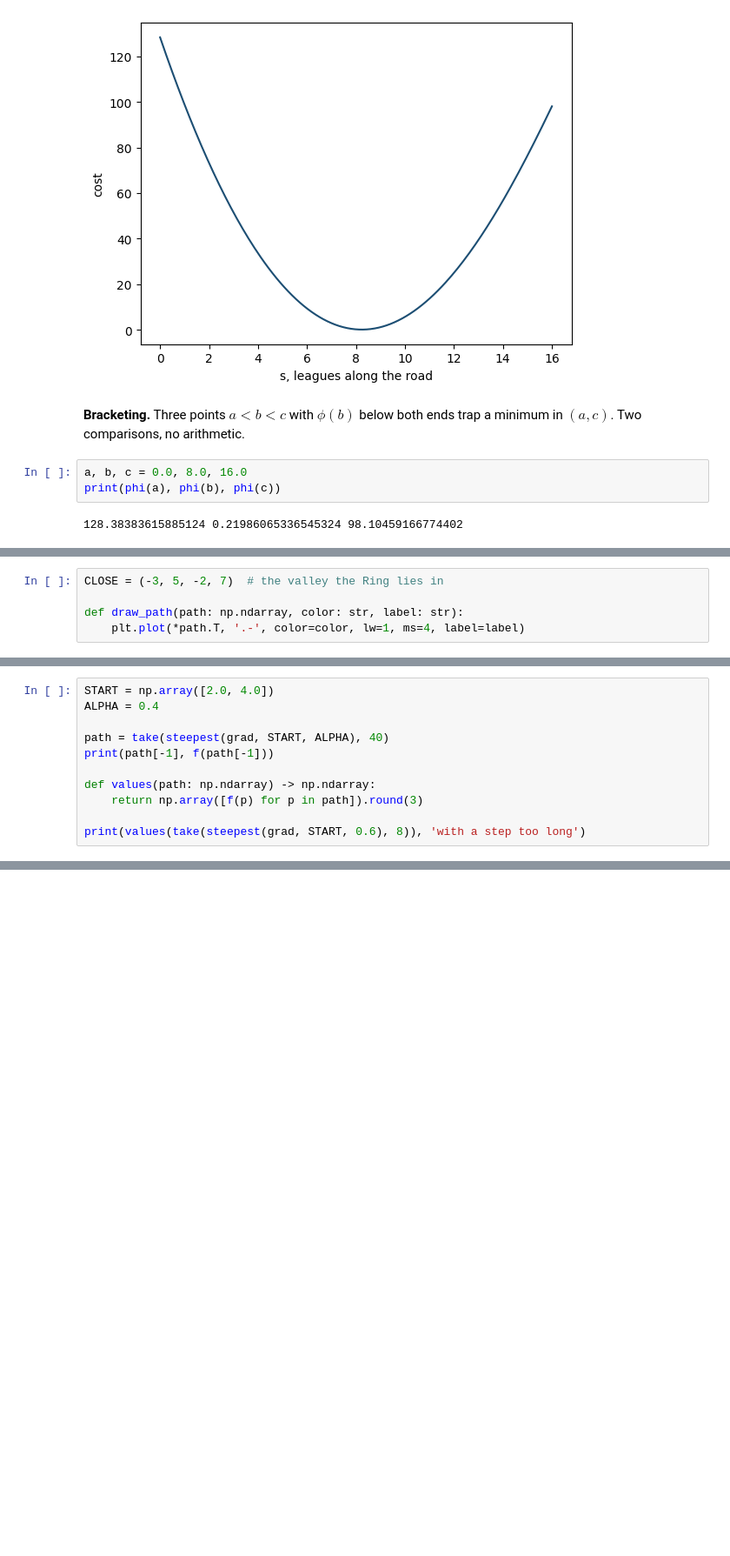
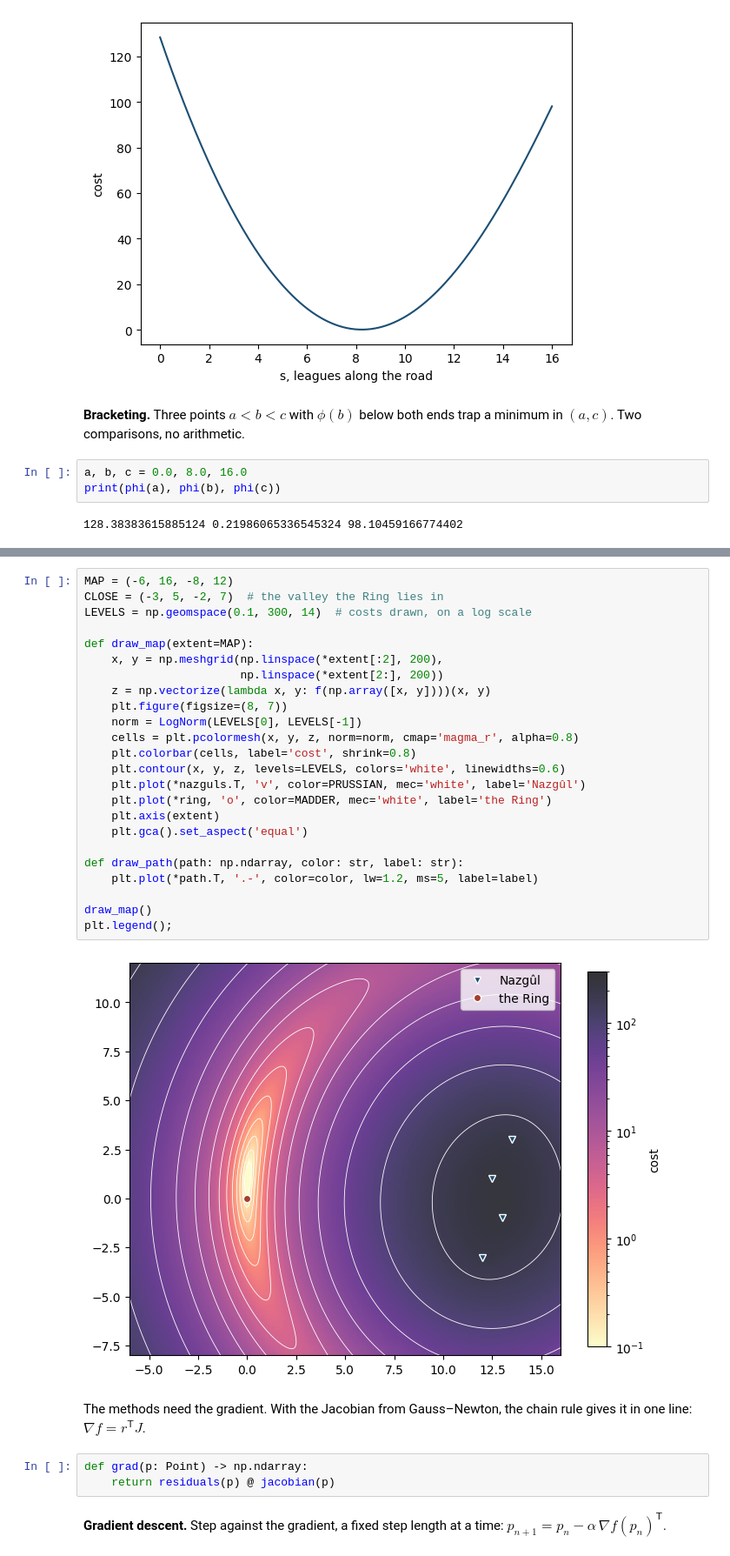
Before and after one commit to vidstige/cookie-talks, a Jupyter notebook: optimization/optimization.ipynb, the cells around one changed output, grey strips where cells are left out. Shown at 87% size. Drawn from its saved outputs; the diff is of its cells as text; blank space fills up the shorter version.

```diff
--- a/optimization/optimization.ipynb
+++ b/optimization/optimization.ipynb
@@ -273,5 +285,0 @@ def newton(grad, hessian, p: Point):
-# %%
-CLOSE = (-3, 5, -2, 7)  # the valley the Ring lies in
-
-def draw_path(path: np.ndarray, color: str, label: str):
-    plt.plot(*path.T, '.-', color=color, lw=1, ms=4, label=label)
@@ -281,11 +285,0 @@ direction, and the eigenvalues of the Hessian say how stiff that is.
-# %%
-START = np.array([2.0, 4.0])
-ALPHA = 0.4
-
-path = take(steepest(grad, START, ALPHA), 40)
-print(path[-1], f(path[-1]))
-
-def values(path: np.ndarray) -> np.ndarray:
-    return np.array([f(p) for p in path]).round(3)
-
-print(values(take(steepest(grad, START, 0.6), 8)), 'with a step too long')
@@ -460,0 +292,35 @@ plt.legend();
+# %%
+MAP = (-6, 16, -8, 12)
+CLOSE = (-3, 5, -2, 7)  # the valley the Ring lies in
+LEVELS = np.geomspace(0.1, 300, 14)  # costs drawn, on a log scale
+
+def draw_map(extent=MAP):
+    x, y = np.meshgrid(np.linspace(*extent[:2], 200),
+                       np.linspace(*extent[2:], 200))
+    z = np.vectorize(lambda x, y: f(np.array([x, y])))(x, y)
+    plt.figure(figsize=(8, 7))
+    norm = LogNorm(LEVELS[0], LEVELS[-1])
+    cells = plt.pcolormesh(x, y, z, norm=norm, cmap='magma_r', alpha=0.8)
+    plt.colorbar(cells, label='cost', shrink=0.8)
+    plt.contour(x, y, z, levels=LEVELS, colors='white', linewidths=0.6)
+    plt.plot(*nazguls.T, 'v', color=PRUSSIAN, mec='white', label='Nazgûl')
+    plt.plot(*ring, 'o', color=MADDER, mec='white', label='the Ring')
+    plt.axis(extent)
+    plt.gca().set_aspect('equal')
+
+def draw_path(path: np.ndarray, color: str, label: str):
+    plt.plot(*path.T, '.-', color=color, lw=1.2, ms=5, label=label)
+
+draw_map()
+plt.legend();
+# %% [output]
+[figure, added]
+# %% [markdown]
+The methods need the gradient. With the Jacobian from Gauss–Newton, the chain rule
+gives it in one line: $\nabla f = r^{\mathsf T} J$.
+# %%
+def grad(p: Point) -> np.ndarray:
+    return residuals(p) @ jacobian(p)
+# %% [markdown]
+**Gradient descent.** Step against the gradient, a fixed step length at a time:
+$p_{n+1} = p_n - \alpha\,\nabla f(p_n)^{\mathsf T}$.
```
Also changed, not shown: parts of 46 cells of this notebook.
